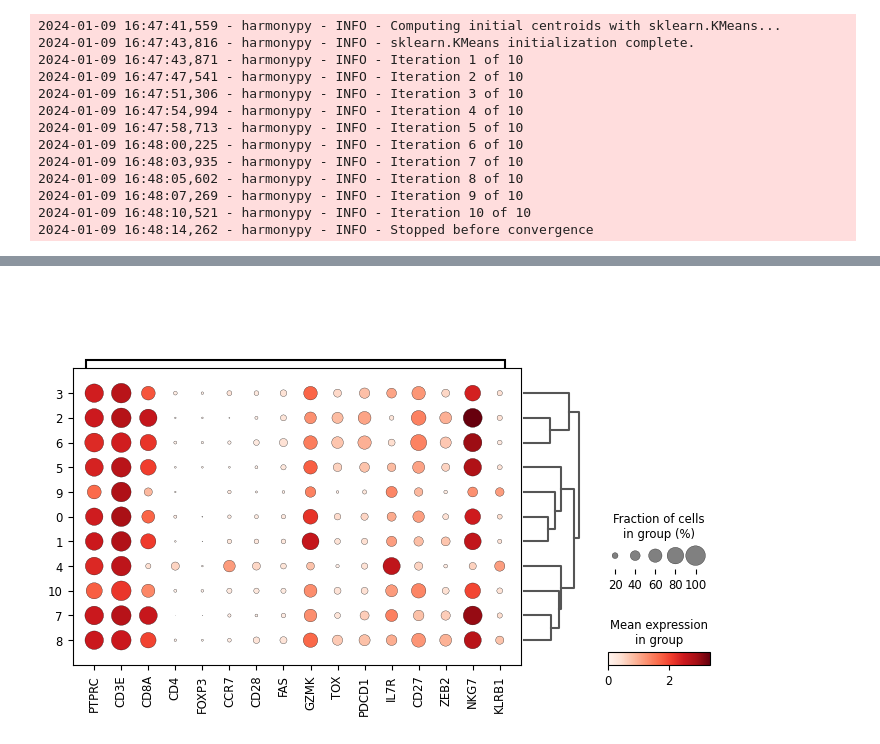
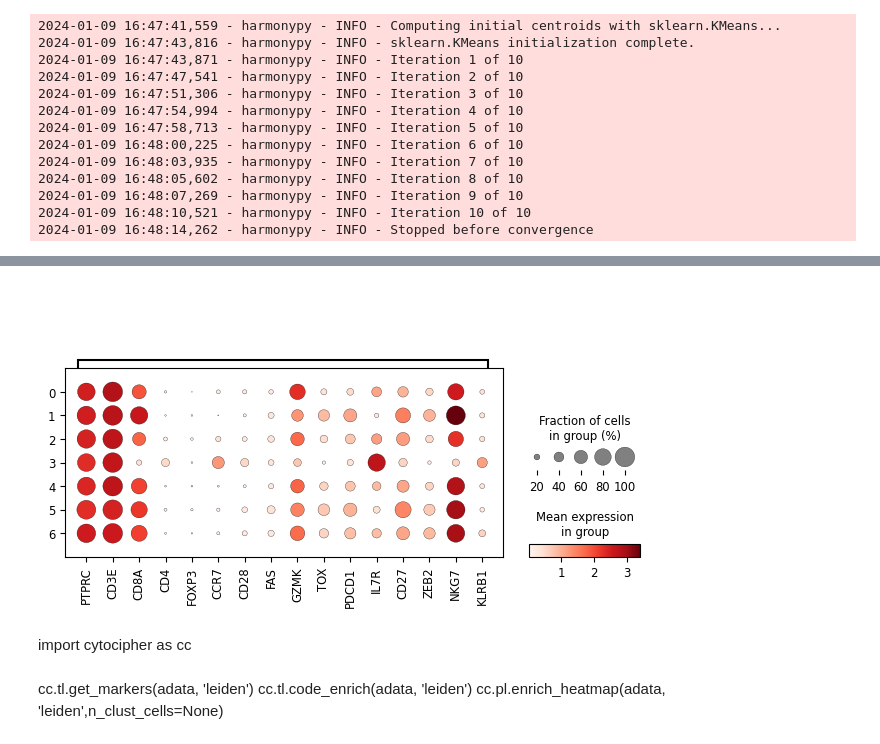
Before and after one commit to luglilab/SP039_GBMintegration, a Jupyter notebook: NewAnalysisCD8/OttavoFiltro.ipynb, the cells around one changed output, grey strips where cells are left out. Drawn from its saved outputs; the diff is of its cells as text; code cells hidden in the pictures.

```diff
--- a/NewAnalysisCD8/OttavoFiltro.ipynb
+++ b/NewAnalysisCD8/OttavoFiltro.ipynb
@@ -75,3 +75,5 @@ sc.tl.leiden(adata, resolution=0.5)
+# %%
+adata = adata[~adata.obs['leiden'].isin(['7','8'])]
 # %%
 adata.obs
 # %% [output]
@@ -172,4 +174,4 @@ sc.pl.rank_genes_groups(adata, n_genes=20, sharey=False)
 # %%
 sc.pl.dotplot(adata, {" ":["PTPRC","CD3E","CD8A","CD4","FOXP3","CCR7","CD28","FAS","GZMK","TOX","PDCD1",
-                          "IL7R","CD27","ZEB2","NKG7","KLRB1",]}, 'leiden', dendrogram=True)
+                          "IL7R","CD27","ZEB2","NKG7","KLRB1",]}, 'leiden', dendrogram=False)
 # %% [output]
@@ -180 +178 @@ var_group_labels:
-[figure, old version]
+[figure, new version]
@@ -180,0 +186,6 @@ var_group_labels:
+# %% [markdown]
+import cytocipher as cc
+# %% [markdown]
+cc.tl.get_markers(adata, 'leiden')
+cc.tl.code_enrich(adata, 'leiden')
+cc.pl.enrich_heatmap(adata, 'leiden',n_clust_cells=None)
```
Also changed, not shown: parts of 13 cells of this notebook, 5 other files.
